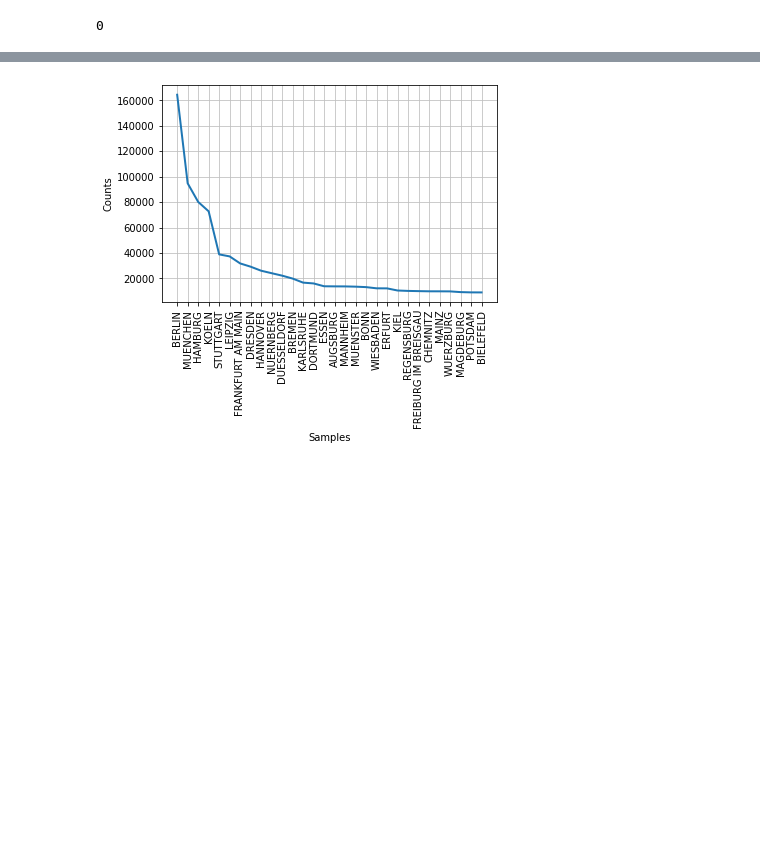
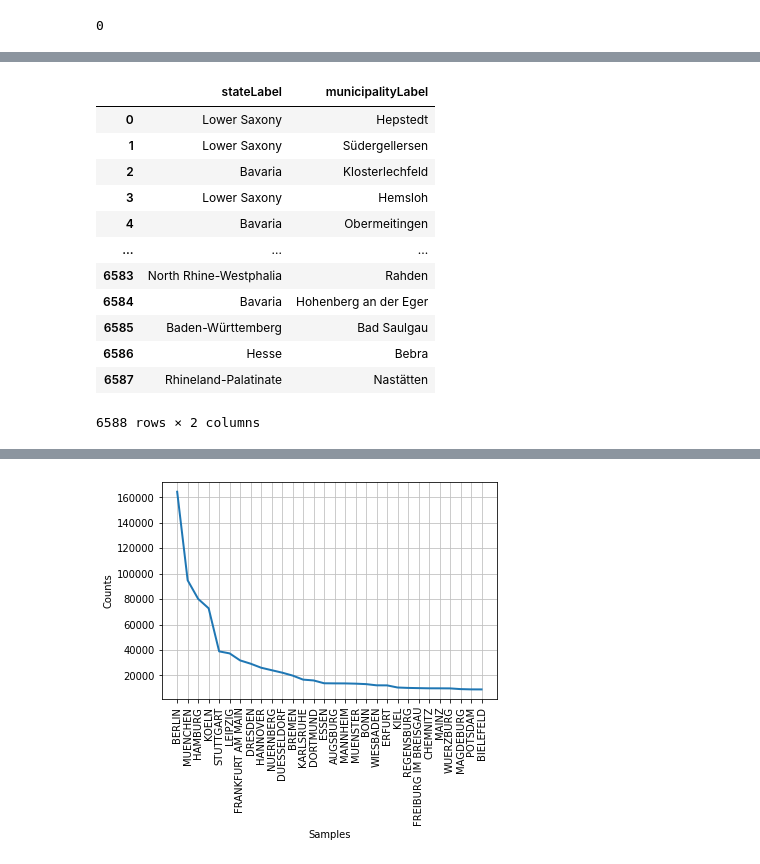
Before and after one commit to Saraavana/reclamation-processing, a Jupyter notebook: 00-Data-Exploration.ipynb, the cells around one changed output, grey strips where cells are left out. Cells and saved outputs as stored; diff of their text form; code cells hidden in the pictures; blank space fills up the shorter version.

```diff
--- a/00-Data-Exploration.ipynb
+++ b/00-Data-Exploration.ipynb
@@ -133,0 +243,17 @@ len(allclaims_df[allclaims_df['VG_ORT'].str.contains(',') == True])
+# %%
+wiki_municipality_df = pd.read_csv('C:/Saravana/Projects/Intellizenz/intellizenz-model-training/data/municipality_district_state_germany.csv')
+wiki_municipality_df[['stateLabel','municipalityLabel']]
+# %% [output]
+|  | stateLabel | municipalityLabel |
+| 0 | Lower Saxony | Hepstedt |
+| 1 | Lower Saxony | Südergellersen |
+| 2 | Bavaria | Klosterlechfeld |
+| 3 | Lower Saxony | Hemsloh |
+| 4 | Bavaria | Obermeitingen |
+| ... | ... | ... |
+| 6583 | North Rhine-Westphalia | Rahden |
+| 6584 | Bavaria | Hohenberg an der Eger |
+| 6585 | Baden-Württemberg | Bad Saulgau |
+| 6586 | Hesse | Bebra |
+| 6587 | Rhineland-Palatinate | Nastätten |
+6588 rows × 2 columns
```
Also changed, not shown: parts of 17 cells of this notebook, 2 other files.
